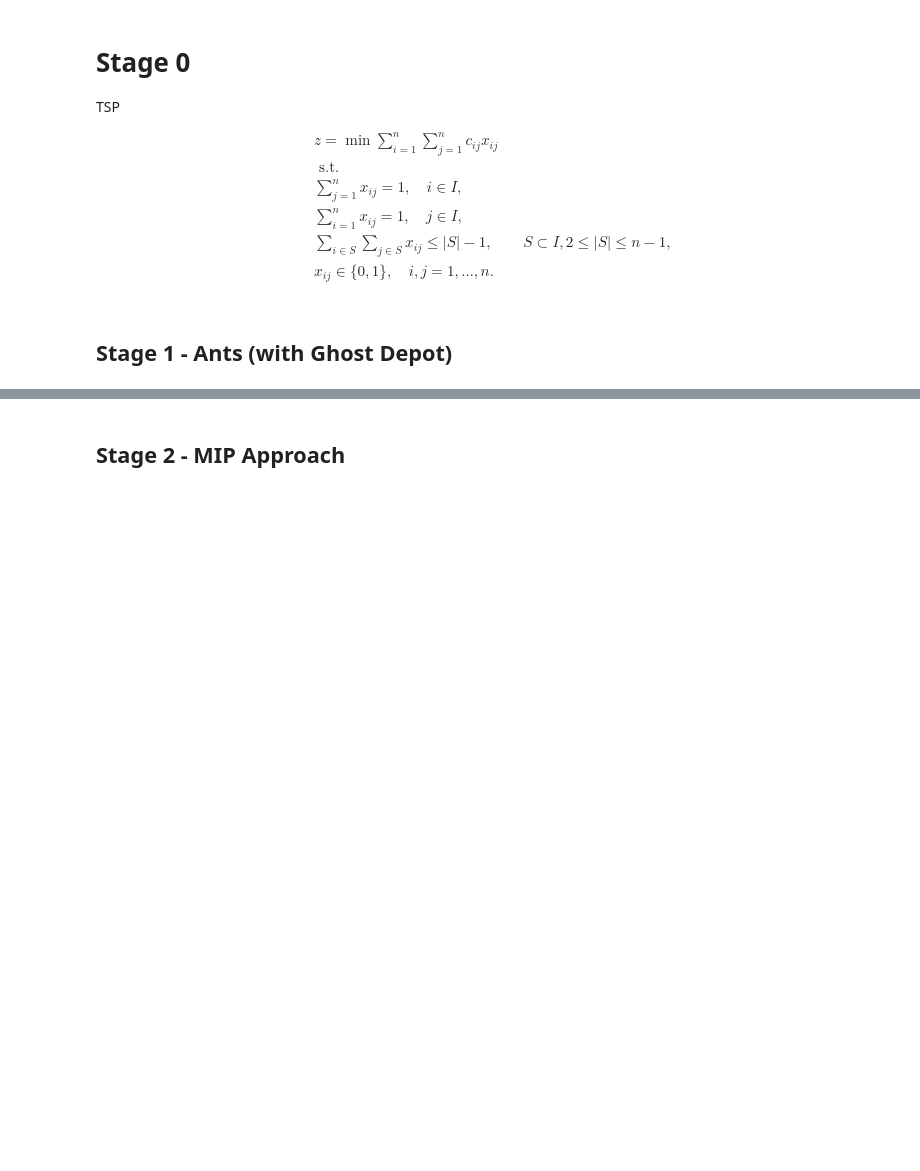
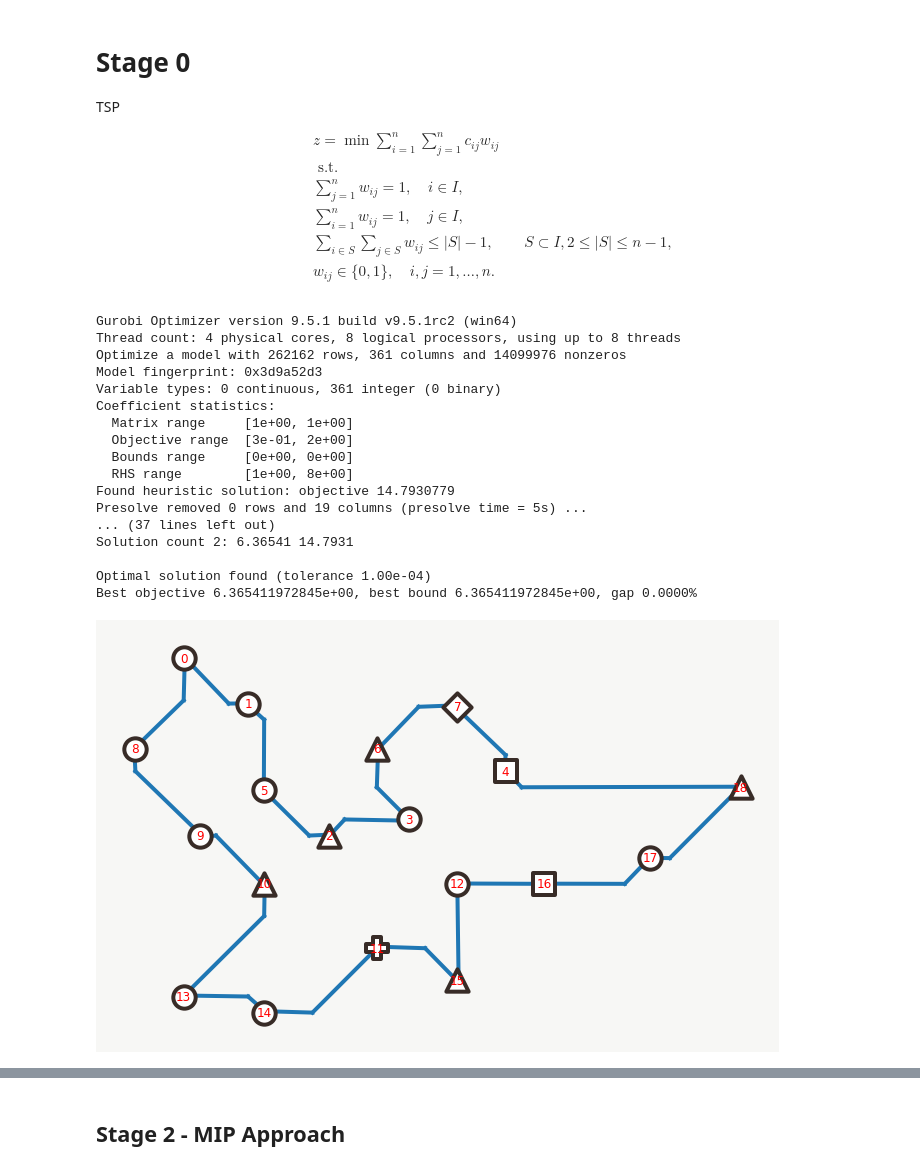
Before and after one commit to CameronChandler/optimisation-group-project, a Jupyter notebook: Mini Metro - Stage 2 Work.ipynb, the cells around one changed output, grey strips where cells are left out. Drawn from its saved outputs; the diff is of its cells as text; code cells hidden in the pictures; blank space fills up the shorter version.

Commit message:
SDVRP revert to suboptimal, some variable renaming

```diff
--- a/Mini Metro - Stage 2 Work.ipynb
+++ b/Mini Metro - Stage 2 Work.ipynb
@@ -13,12 +13,12 @@ from gurobipy import GRB
 TSP
 
 $$\begin{aligned}
-&z=\min \sum_{i=1}^{n} \sum_{j=1}^{n} c_{i j} x_{i j} \\
+&z=\min \sum_{i=1}^{n} \sum_{j=1}^{n} c_{i j} w_{i j} \\
 &\text { s.t. } \\
-&\sum_{j=1}^{n} x_{i j}=1, \quad i \in I, \\
-&\sum_{i=1}^{n} x_{i j}=1, \quad j \in I, \\
-&\sum_{i \in S}\sum_{j \in S} x_{ij} \leq |S|-1, \qquad S \subset I, 2 \leq |S| \leq n-1, \\
-&x_{i j} \in\{0,1\}, \quad i, j=1, \ldots, n.
+&\sum_{j=1}^{n} w_{i j}=1, \quad i \in I, \\
+&\sum_{i=1}^{n} w_{i j}=1, \quad j \in I, \\
+&\sum_{i \in S}\sum_{j \in S} w_{ij} \leq |S|-1, \qquad S \subset I, 2 \leq |S| \leq n-1, \\
+&w_{i j} \in\{0,1\}, \quad i, j=1, \ldots, n.
 \end{aligned}$$
 # %%
 # Load test cases
@@ -43,35 +43,52 @@ stations = city.stations
 # %%
 def tsp(city, verbose=True):
 
     n_stations = len(city.stations)
 
     dist = gen_distance_matrix(city)
 
     S = list(range(n_stations))
     subs = subsets(S)
 
     m = gp.Model()
     if not verbose:
         m.setParam('OutputFlag', 0)
 
-    x = m.addVars(n_stations, n_stations, vtype=GRB.INTEGER, name="x")
+    w = m.addVars(n_stations, n_stations, vtype=GRB.INTEGER, name="x")
 
-    m.setObjective(gp.quicksum(dist[s1, s2]*x[s1, s2] for s1 in S for s2 in S if s1 != s2), GRB.MINIMIZE)
+    m.setObjective(gp.quicksum(dist[s1, s2]*w[s1, s2] for s1 in S for s2 in S if s1 != s2), GRB.MINIMIZE)
 
     # leave each station only once
-    m.addConstrs(gp.quicksum(x[s1, s2] for s1 in S if s1 != s2 ) == 1 for s2 in S)
+    m.addConstrs(gp.quicksum(w[s1, s2] for s1 in S if s1 != s2 ) == 1 for s2 in S)
     # enter each station only once
-    m.addConstrs(gp.quicksum(x[s1, s2] for s2 in S if s1 != s2 ) == 1 for s1 in S)
+    m.addConstrs(gp.quicksum(w[s1, s2] for s2 in S if s1 != s2 ) == 1 for s1 in S)
     # Subtour elimination constraints
     for sub in subs:
-        m.addConstr(gp.quicksum(x[s1, s2] for s1 in sub for s2 in sub if s1 != s2) <= len(sub) - 1)
+        m.addConstr(gp.quicksum(w[s1, s2] for s1 in sub for s2 in sub if s1 != s2) <= len(sub) - 1)
 
     m.optimize()
 
     return m
 
 m = tsp(city)
 best = pairs2rails([extract_stations(v.varName, city) for v in m.getVars() if v.x > 1e-6])
 graph(stations, best, equal_aspect=True)
+# %% [output]
+Gurobi Optimizer version 9.5.1 build v9.5.1rc2 (win64)
+Thread count: 4 physical cores, 8 logical processors, using up to 8 threads
+Optimize a model with 262162 rows, 361 columns and 14099976 nonzeros
+Model fingerprint: 0x3d9a52d3
+Variable types: 0 continuous, 361 integer (0 binary)
+Coefficient statistics:
+  Matrix range     [1e+00, 1e+00]
+  Objective range  [3e-01, 2e+00]
+  Bounds range     [0e+00, 0e+00]
+  RHS range        [1e+00, 8e+00]
+Found heuristic solution: objective 14.7930779
+Presolve removed 0 rows and 19 columns (presolve time = 5s) ...
+... (37 lines left out)
+Solution count 2: 6.36541 14.7931
+
+Optimal solution found (tolerance 1.00e-04)
+Best objective 6.365411972845e+00, best bound 6.365411972845e+00, gap 0.0000%
+[figure, added]
-# %% [markdown]
-## Stage 1 - Ants (with Ghost Depot)
```
Also changed, not shown: parts of 21 cells of this notebook.
